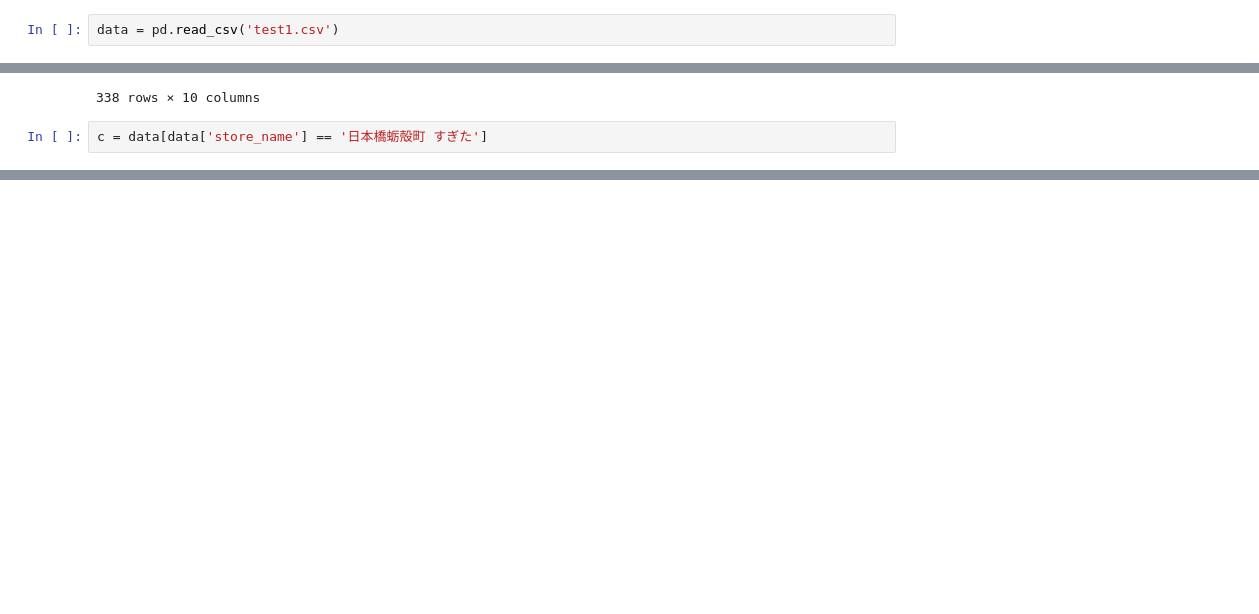
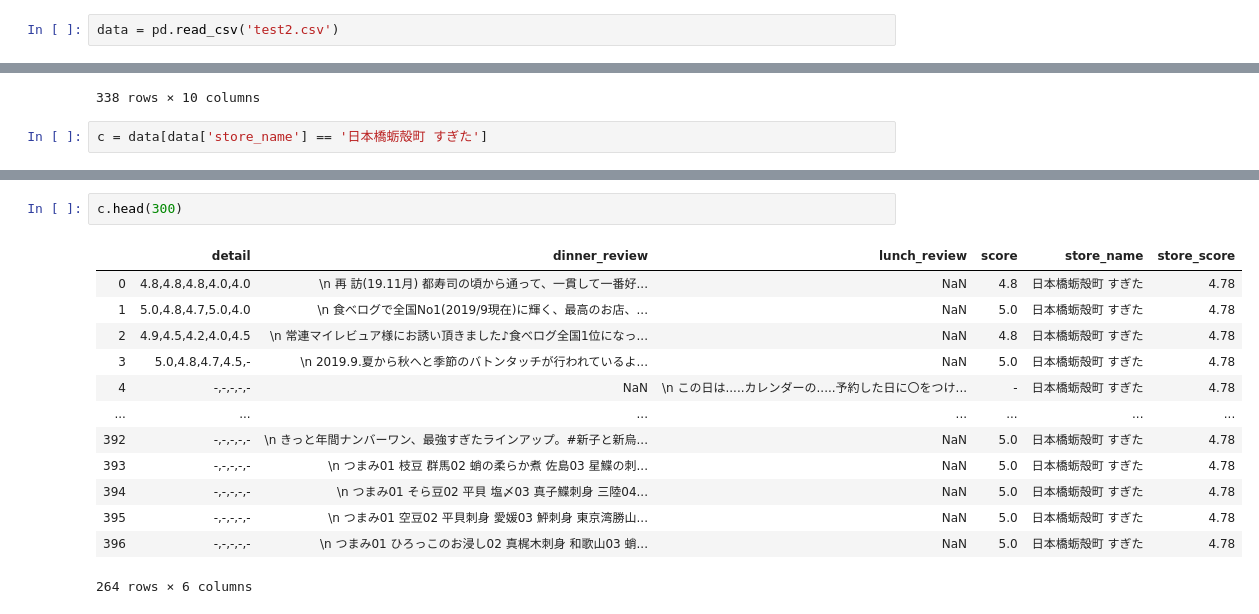
Before and after one commit to Yuto-Aoki/Scraping_Tabelog, a Jupyter notebook: tabelog_evo/scraped_data_processing.ipynb, the cells around one changed output, grey strips where cells are left out. Saved outputs shown, nothing was run; the diff lists cells and outputs as text; blank space fills up the shorter version.

```diff
--- a/tabelog_evo/scraped_data_processing.ipynb
+++ b/tabelog_evo/scraped_data_processing.ipynb
@@ -1,5 +1,5 @@
 # %%
 import pandas as pd
 # %%
-data = pd.read_csv('test1.csv')
+data = pd.read_csv('test2.csv')
 # %%
@@ -43,0 +61,16 @@ Name: lunch_review, dtype: int64
+# %%
+c.head(300)
+# %% [output]
+|  | detail | dinner_review | lunch_review | score | store_name | store_score |
+| 0 | 4.8,4.8,4.8,4.0,4.0 | \n 再 訪(19.11月) 都寿司の頃から通って、一貫して一番好... | NaN | 4.8 | 日本橋蛎殻町 すぎた | 4.78 |
+| 1 | 5.0,4.8,4.7,5.0,4.0 | \n 食べログで全国No1(2019/9現在)に輝く、最高のお店、... | NaN | 5.0 | 日本橋蛎殻町 すぎた | 4.78 |
+| 2 | 4.9,4.5,4.2,4.0,4.5 | \n 常連マイレビュア様にお誘い頂きました♪食べログ全国1位になっ... | NaN | 4.8 | 日本橋蛎殻町 すぎた | 4.78 |
+| 3 | 5.0,4.8,4.7,4.5,- | \n 2019.9.夏から秋へと季節のバトンタッチが行われているよ... | NaN | 5.0 | 日本橋蛎殻町 すぎた | 4.78 |
+| 4 | -,-,-,-,- | NaN | \n この日は.....カレンダーの.....予約した日に〇をつけ... | - | 日本橋蛎殻町 すぎた | 4.78 |
+| ... | ... | ... | ... | ... | ... | ... |
+| 392 | -,-,-,-,- | \n きっと年間ナンバーワン、最強すぎたラインアップ。#新子と新烏... | NaN | 5.0 | 日本橋蛎殻町 すぎた | 4.78 |
+| 393 | -,-,-,-,- | \n つまみ01 枝豆 群馬02 蛸の柔らか煮 佐島03 星鰈の刺... | NaN | 5.0 | 日本橋蛎殻町 すぎた | 4.78 |
+| 394 | -,-,-,-,- | \n つまみ01 そら豆02 平貝 塩〆03 真子鰈刺身 三陸04... | NaN | 5.0 | 日本橋蛎殻町 すぎた | 4.78 |
+| 395 | -,-,-,-,- | \n つまみ01 空豆02 平貝刺身 愛媛03 鮃刺身 東京湾勝山... | NaN | 5.0 | 日本橋蛎殻町 すぎた | 4.78 |
+| 396 | -,-,-,-,- | \n つまみ01 ひろっこのお浸し02 真梶木刺身 和歌山03 蛸... | NaN | 5.0 | 日本橋蛎殻町 すぎた | 4.78 |
+264 rows × 6 columns
```
Also changed, not shown: parts of 3 cells of this notebook, 6 other files.
